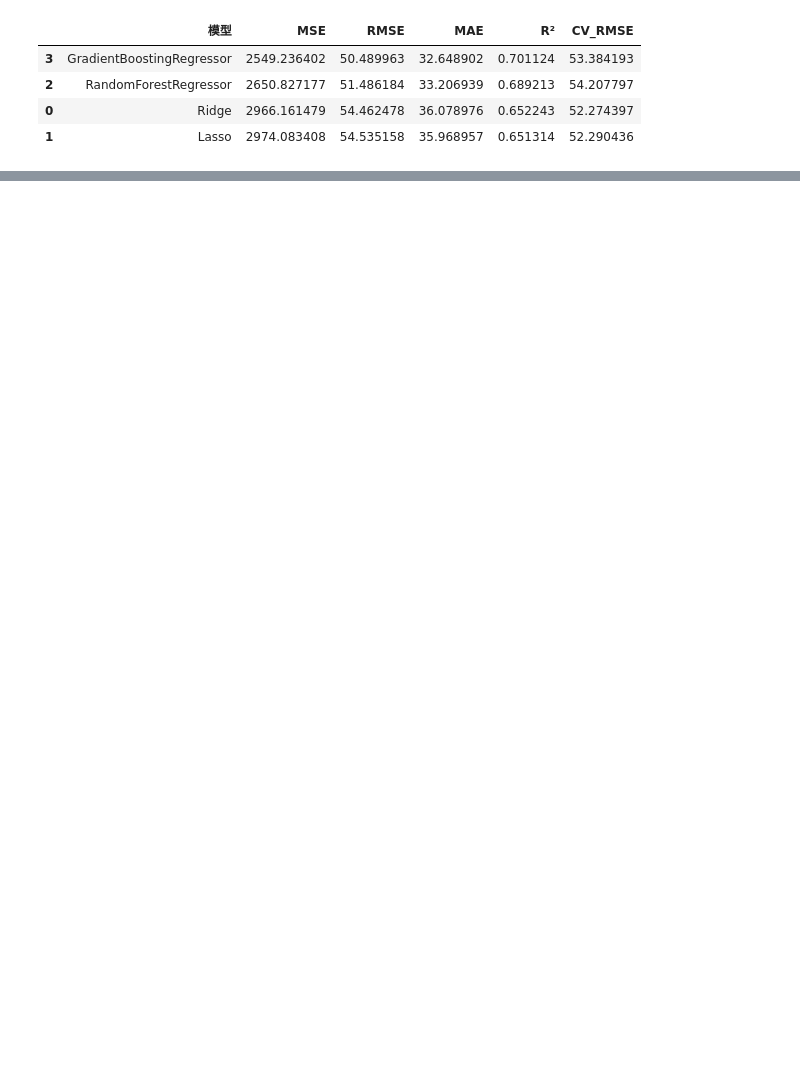
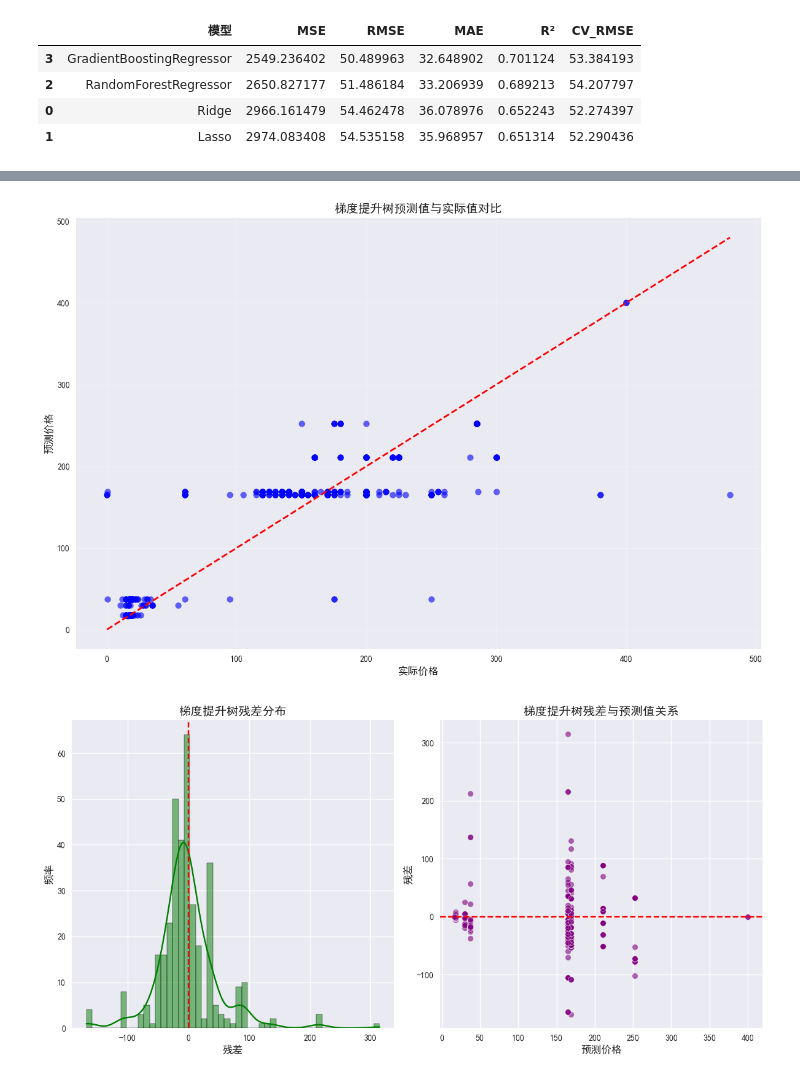
Before and after one commit to aaa123-avg/music_data_analysis_project, a Jupyter notebook: pumpkin_price_analysis_project/pumpkin_analysis.ipynb, the cells around one changed output, grey strips where cells are left out. Saved outputs shown, nothing was run; the diff lists cells and outputs as text; code cells hidden in the pictures; blank space fills up the shorter version.

```diff
--- a/pumpkin_price_analysis_project/pumpkin_analysis.ipynb
+++ b/pumpkin_price_analysis_project/pumpkin_analysis.ipynb
@@ -369,0 +362,36 @@ print(f"测试集 R²: {r2_score(y_test, best_rf_pred):.4f}")
+# %%
+# 绘制预测值与实际值对比图
+plt.figure(figsize=(12, 8))
+plt.scatter(y_test_imputed, y_pred_tuned, alpha=0.6, color='blue')
+plt.plot([y_test_imputed.min(), y_test_imputed.max()],
+         [y_test_imputed.min(), y_test_imputed.max()], 'r--', linewidth=2)
+plt.xlabel('实际价格', fontsize=12)
+plt.ylabel('预测价格', fontsize=12)
+plt.title('梯度提升树预测值与实际值对比', fontsize=14)
+plt.grid(True, alpha=0.3)
+plt.tight_layout()
+plt.show()
+
+# 绘制残差分布图
+residuals = y_test_imputed - y_pred_tuned
+plt.figure(figsize=(12, 6))
+plt.subplot(1, 2, 1)
+sns.histplot(residuals, kde=True, color='green')
+plt.axvline(x=0, color='r', linestyle='--')
+plt.title('梯度提升树残差分布', fontsize=14)
+plt.xlabel('残差', fontsize=12)
+plt.ylabel('频率', fontsize=12)
+
+# 绘制残差与预测值关系图
+plt.subplot(1, 2, 2)
+sns.scatterplot(x=y_pred_tuned, y=residuals, color='purple', alpha=0.6)
+plt.axhline(y=0, color='r', linestyle='--')
+plt.title('梯度提升树残差与预测值关系', fontsize=14)
+plt.xlabel('预测价格', fontsize=12)
+plt.ylabel('残差', fontsize=12)
+
+plt.tight_layout()
+plt.show()
+# %% [output]
+[figure, added]
+[figure, added]
```
Also changed, not shown: parts of 13 cells of this notebook.
